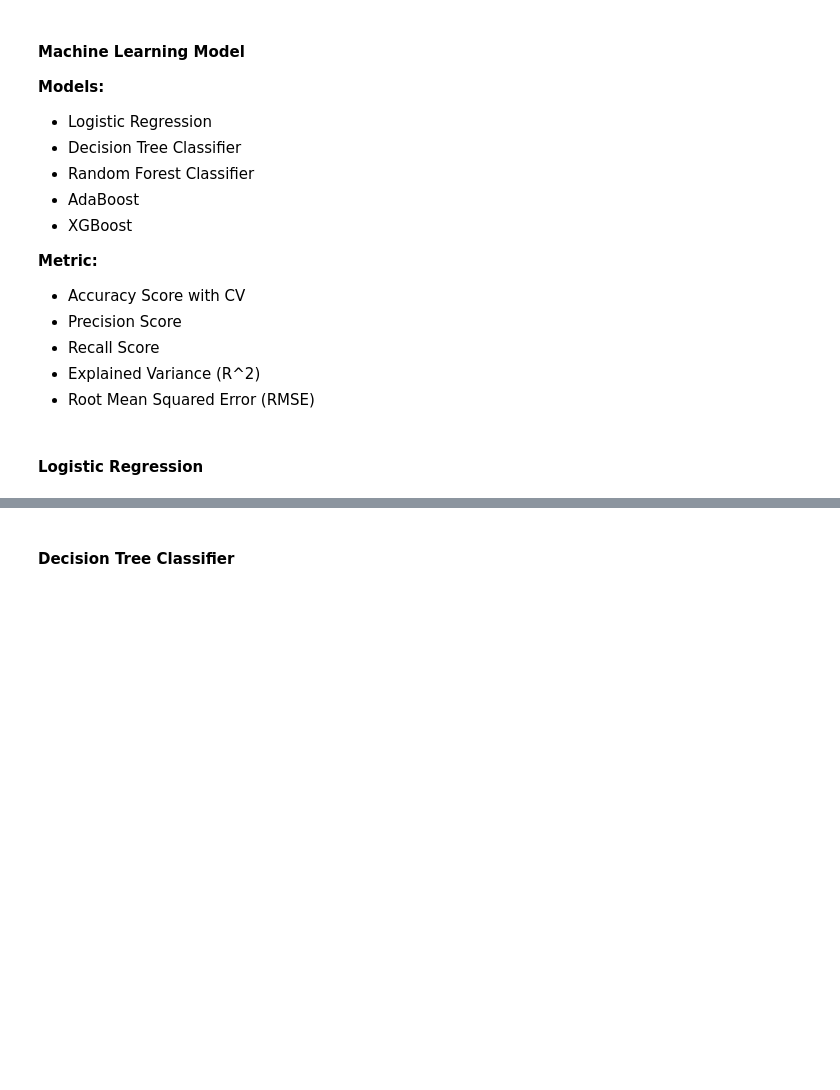
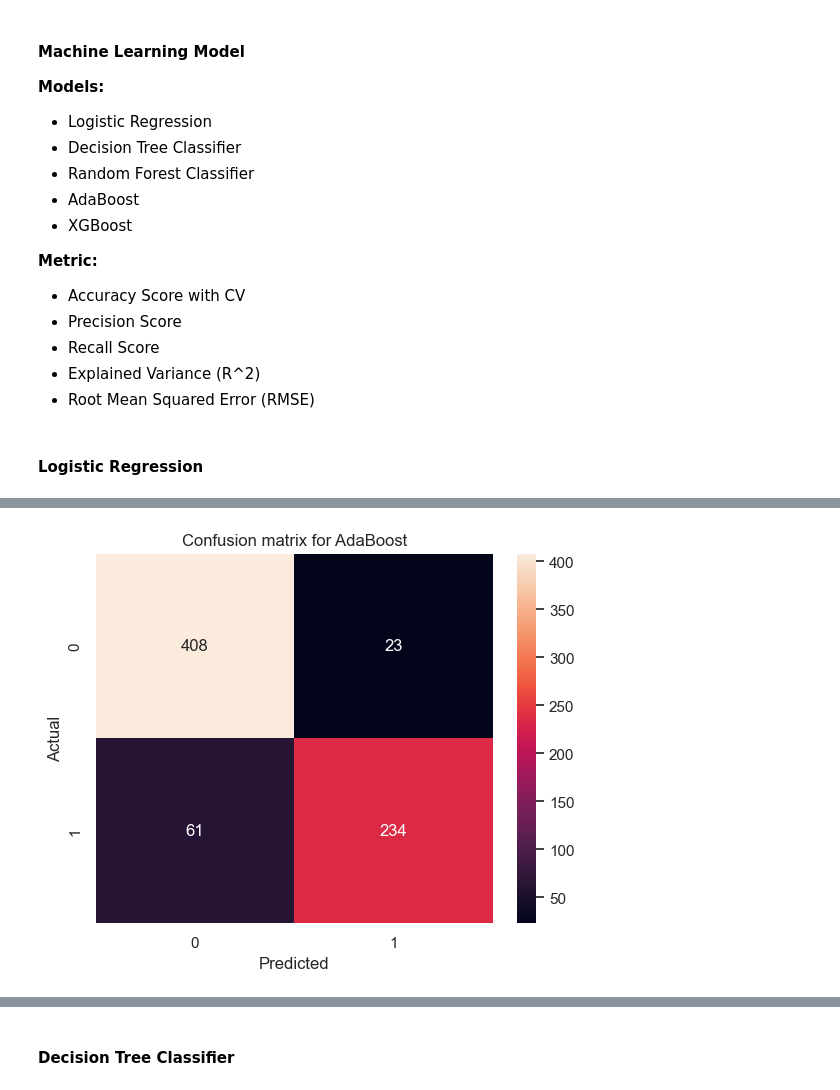
Before and after one commit to yewkiang123/SC1015-Project, a Jupyter notebook: Machine Learning.ipynb, the cells around one changed output, grey strips where cells are left out. Cells and saved outputs as stored; diff of their text form; code cells hidden in the pictures; blank space fills up the shorter version.

Commit message:
used logreg, randfclf and dectree to train model

```diff
--- a/Machine Learning.ipynb
+++ b/Machine Learning.ipynb
@@ -63,3 +69,3 @@ print('Intercept \t: b = ', logreg.intercept_)
 # %%
-response_train_pred = logreg.predict(predictors_train)
-response_test_pred = logreg.predict(predictors_test)
+logreg_response_train_pred = logreg.predict(predictors_train)
+logreg_response_test_pred = logreg.predict(predictors_test)
@@ -68,3 +72,11 @@ response_test_pred = logreg.predict(predictors_test)
+# %%
+sb.heatmap(confusion_matrix(response_test, logreg_response_test_pred), annot = True, fmt = 'g')
+plt.xlabel('Predicted')
+plt.ylabel('Actual')
+plt.title('Confusion matrix for AdaBoost')
+plt.show()
+# %% [output]
+[figure, added]
 # %%
 
 scores = cross_val_score(logreg, predictors_train, response_train, cv=10)
```
Also changed, not shown: parts of 18 cells of this notebook.
